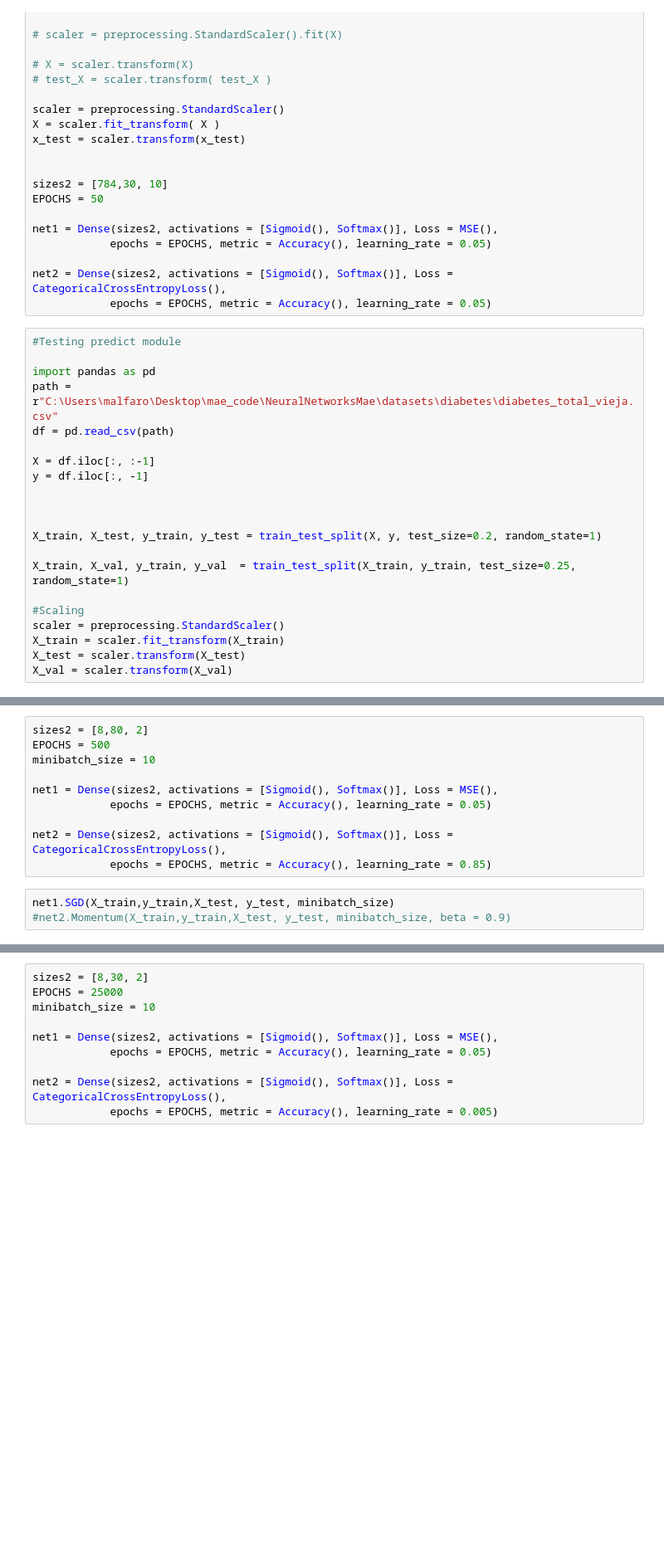
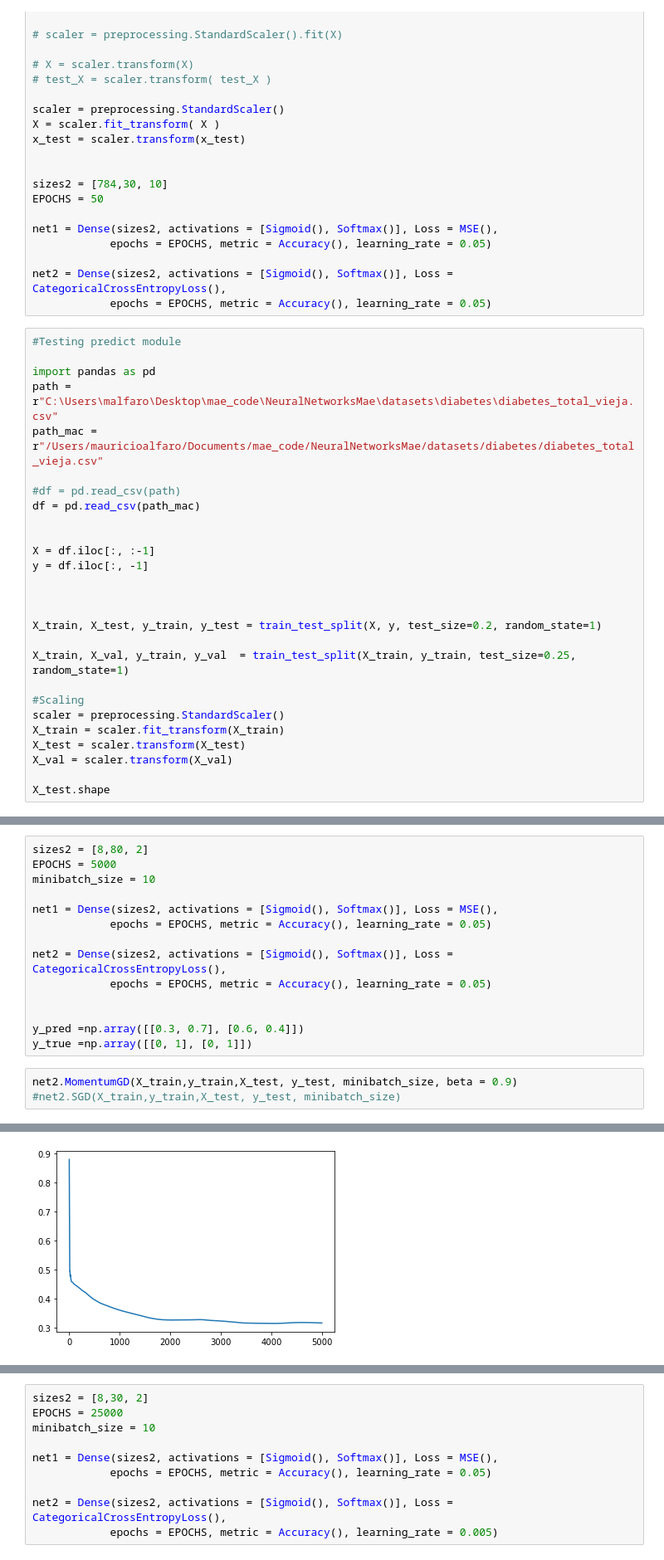
Before and after one commit to malfaroe/NeuralNetworksMae, a Jupyter notebook: network.ipynb, the cells around one changed output, grey strips where cells are left out. Shown at 83% size. Saved outputs shown, nothing was run; the diff lists cells and outputs as text; blank space fills up the shorter version.

Commit message:
New updated Momentum engine added

```diff
--- a/network.ipynb
+++ b/network.ipynb
@@ -450,7 +383,11 @@ net2 = Dense(sizes2, activations = [Sigmoid(), Softmax()], Loss = CategoricalCro
 
 import pandas as pd
 path = r"C:\Users\malfaro\Desktop\mae_code\NeuralNetworksMae\datasets\diabetes\diabetes_total_vieja.csv"
-df = pd.read_csv(path)
+path_mac = r"/Users/mauricioalfaro/Documents/mae_code/NeuralNetworksMae/datasets/diabetes/diabetes_total_vieja.csv"
+
+#df = pd.read_csv(path)
+df = pd.read_csv(path_mac)
+
 
 X = df.iloc[:, :-1]
 y = df.iloc[:, -1]
@@ -466,3 +403,5 @@ scaler = preprocessing.StandardScaler()
 X_train = scaler.fit_transform(X_train)
 X_test = scaler.transform(X_test)
 X_val = scaler.transform(X_val)
+
+X_test.shape
@@ -469,14 +410,18 @@ X_val = scaler.transform(X_val)
 # %%
 sizes2 = [8,80, 2]
-EPOCHS = 500
+EPOCHS = 5000
 minibatch_size = 10
 
 net1 = Dense(sizes2, activations = [Sigmoid(), Softmax()], Loss = MSE(),
             epochs = EPOCHS, metric = Accuracy(), learning_rate = 0.05)
 
 net2 = Dense(sizes2, activations = [Sigmoid(), Softmax()], Loss = CategoricalCrossEntropyLoss(),
-            epochs = EPOCHS, metric = Accuracy(), learning_rate = 0.85)
+            epochs = EPOCHS, metric = Accuracy(), learning_rate = 0.05)
+
+
+y_pred =np.array([[0.3, 0.7], [0.6, 0.4]])
+y_true =np.array([[0, 1], [0, 1]])
 # %%
-net1.SGD(X_train,y_train,X_test, y_test, minibatch_size)
-#net2.Momentum(X_train,y_train,X_test, y_test, minibatch_size, beta = 0.9)
+net2.MomentumGD(X_train,y_train,X_test, y_test, minibatch_size, beta = 0.9)
+#net2.SGD(X_train,y_train,X_test, y_test, minibatch_size)
 # %% [output]
@@ -494,0 +445 @@ Training complete!
+[figure, added]
```
Also changed, not shown: parts of 20 cells of this notebook, 3 other files.
